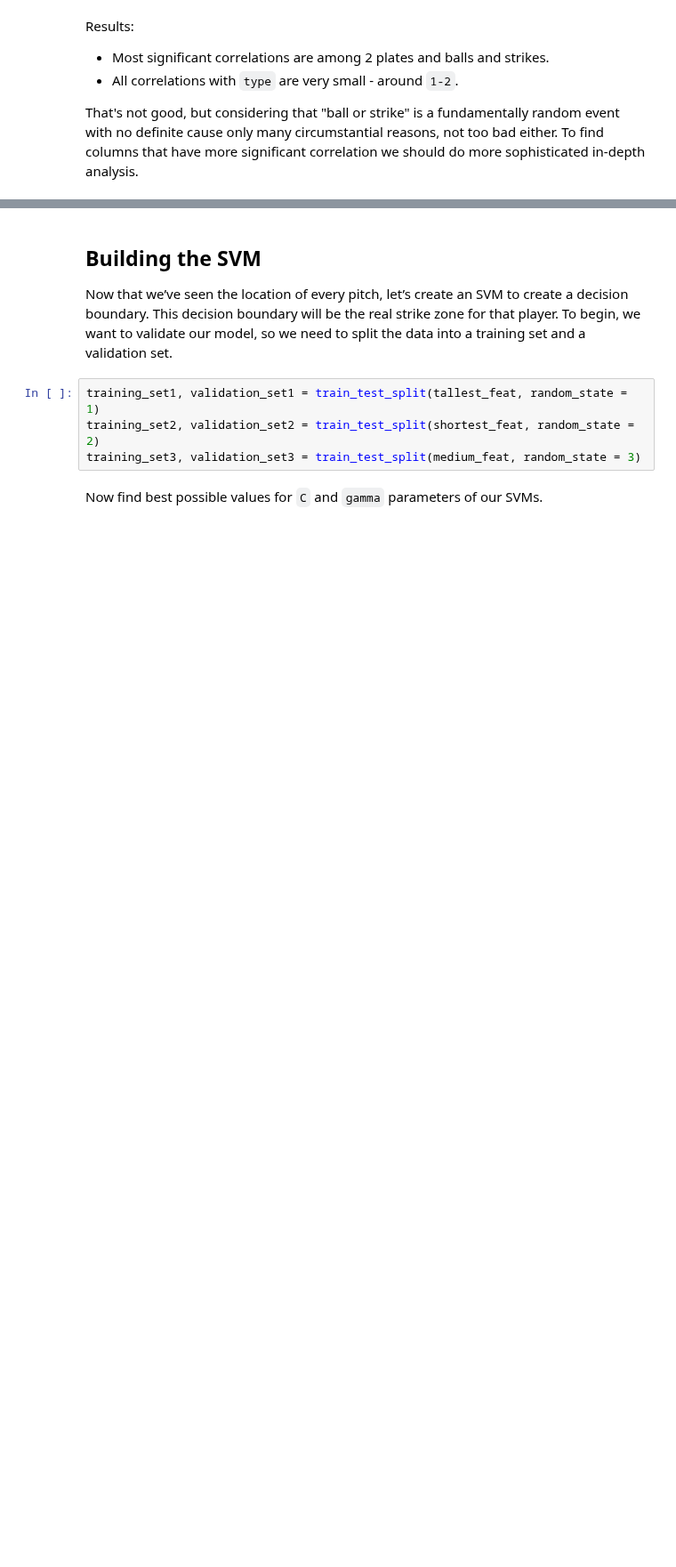
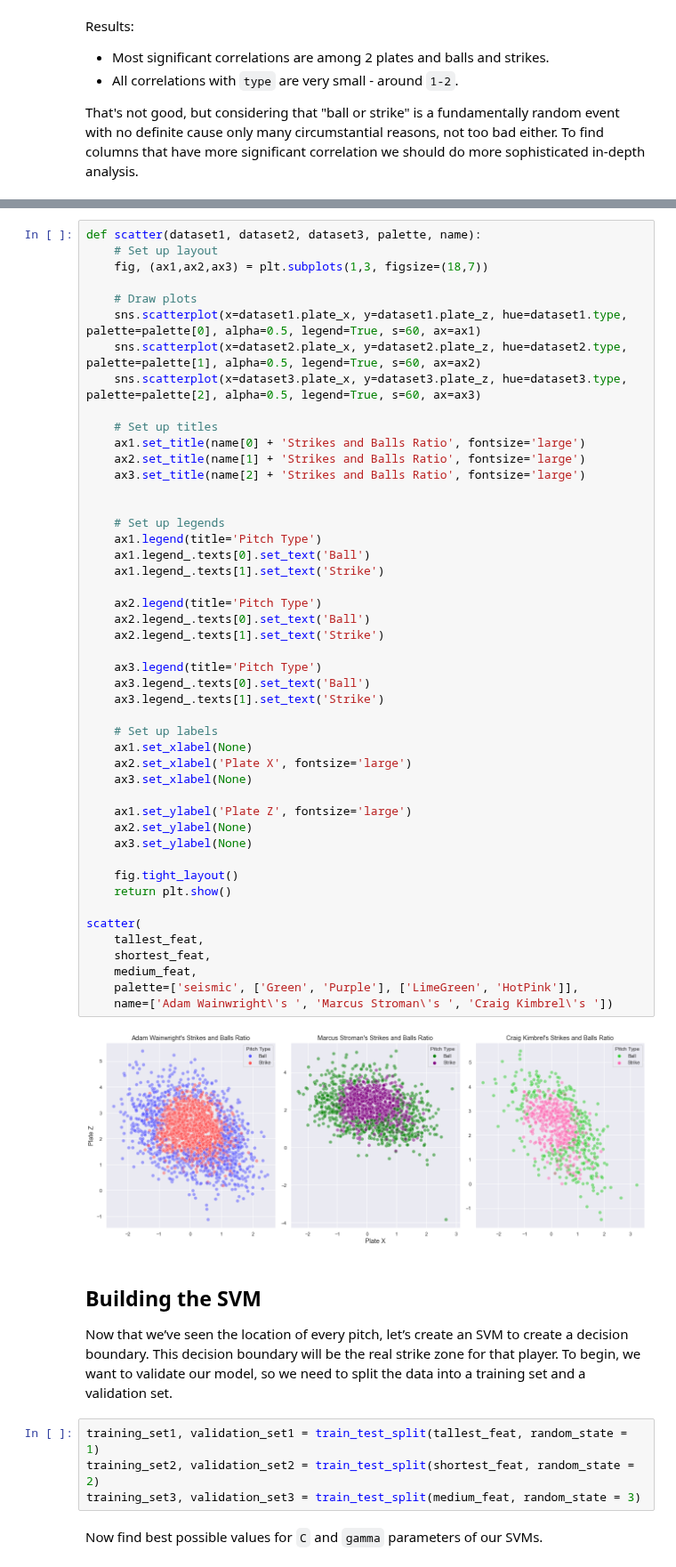
Before and after one commit to jadidaniel/jupyter-notebooks, a Jupyter notebook: ml/suprvised_learning/svm_models/baseball_strike_zones.ipynb, the cells around one changed output, grey strips where cells are left out. Shown at 89% size. Saved outputs shown, nothing was run; the diff lists cells and outputs as text; blank space fills up the shorter version.

Commit message:
Update graphs in SVM project

```diff
--- a/ml/suprvised_learning/svm_models/baseball_strike_zones.ipynb
+++ b/ml/suprvised_learning/svm_models/baseball_strike_zones.ipynb
@@ -286,3 +275,52 @@ plt.scatter(medium_feat.plate_x, medium_feat.plate_z, c = medium_feat.type, cmap
+# %%
+def scatter(dataset1, dataset2, dataset3, palette, name):
+    # Set up layout
+    fig, (ax1,ax2,ax3) = plt.subplots(1,3, figsize=(18,7))
+
+    # Draw plots
+    sns.scatterplot(x=dataset1.plate_x, y=dataset1.plate_z, hue=dataset1.type, palette=palette[0], alpha=0.5, legend=True, s=60, ax=ax1)
+    sns.scatterplot(x=dataset2.plate_x, y=dataset2.plate_z, hue=dataset2.type, palette=palette[1], alpha=0.5, legend=True, s=60, ax=ax2)
+    sns.scatterplot(x=dataset3.plate_x, y=dataset3.plate_z, hue=dataset3.type, palette=palette[2], alpha=0.5, legend=True, s=60, ax=ax3)
+
+    # Set up titles
+    ax1.set_title(name[0] + 'Strikes and Balls Ratio', fontsize='large')
+    ax2.set_title(name[1] + 'Strikes and Balls Ratio', fontsize='large')
+    ax3.set_title(name[2] + 'Strikes and Balls Ratio', fontsize='large')
+
+
+    # Set up legends
+    ax1.legend(title='Pitch Type')
+    ax1.legend_.texts[0].set_text('Ball')
+    ax1.legend_.texts[1].set_text('Strike')
+
+    ax2.legend(title='Pitch Type')
+    ax2.legend_.texts[0].set_text('Ball')
+    ax2.legend_.texts[1].set_text('Strike')
+
+    ax3.legend(title='Pitch Type')
+    ax3.legend_.texts[0].set_text('Ball')
+    ax3.legend_.texts[1].set_text('Strike')
+
+    # Set up labels
+    ax1.set_xlabel(None)
+    ax2.set_xlabel('Plate X', fontsize='large')
+    ax3.set_xlabel(None)
+
+    ax1.set_ylabel('Plate Z', fontsize='large')
+    ax2.set_ylabel(None)
+    ax3.set_ylabel(None)
+
+    fig.tight_layout()
+    return plt.show()
+
+scatter(
+    tallest_feat,
+    shortest_feat,
+    medium_feat,
+    palette=['seismic', ['Green', 'Purple'], ['LimeGreen', 'HotPink']],
+    name=['Adam Wainwright\'s ', 'Marcus Stroman\'s ', 'Craig Kimbrel\'s '])
+# %% [output]
+[figure, added]
 # %% [markdown]
 ## Building the SVM
 
```
Also changed, not shown: parts of 7 cells of this notebook.
